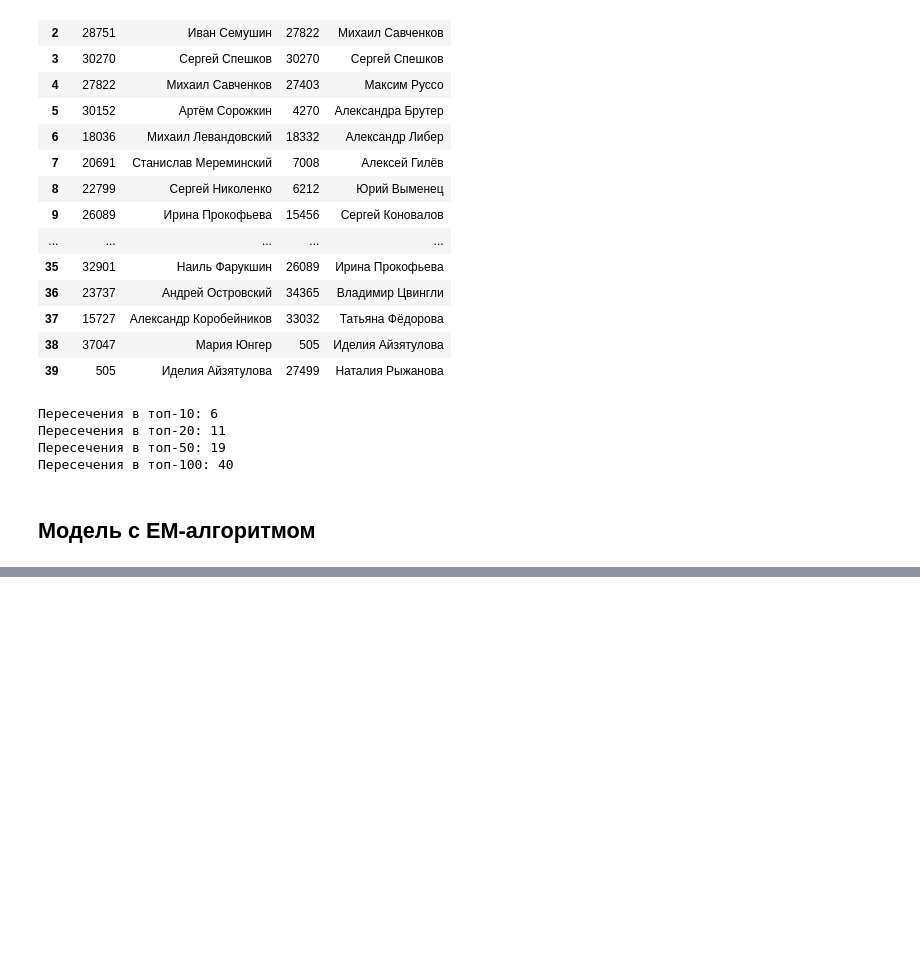
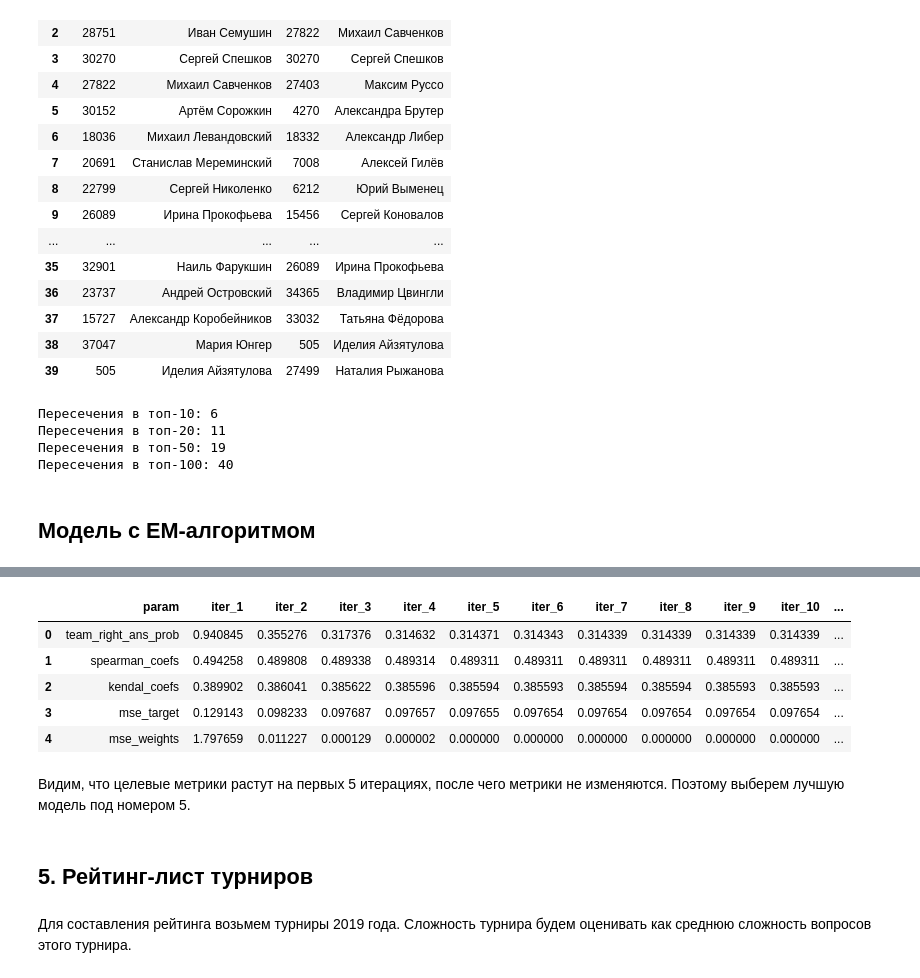
Before and after one commit to robertspb/adv-ml2, a Jupyter notebook: hw_2.ipynb, the cells around one changed output, grey strips where cells are left out. Cells and saved outputs as stored; diff of their text form; code cells hidden in the pictures; blank space fills up the shorter version.

```diff
--- a/hw_2.ipynb
+++ b/hw_2.ipynb
@@ -462,0 +522,6 @@ def em_iterator(n: int, model, preds):
+# %%
+n = 21
+log, models = em_iterator(n, model, sigma_preds, matrix,
+                train_tournaments_results,
+                test_tournaments_results,
+                players_indexes, reverse, sorted_players)
@@ -462,0 +549,12 @@ def em_iterator(n: int, model, preds):
+# %%
+with open('/content/drive/MyDrive/adv-ml/models2.pkl','wb') as f:
+    pickle.dump(models, f)
+
+with open('/content/drive/MyDrive/adv-ml/log2.pkl','wb') as f:
+    pickle.dump(log, f)
+# %%
+with open('/content/drive/MyDrive/adv-ml/models2.pkl', 'rb') as f:
+  models = pickle.load(f)
+
+with open('/content/drive/MyDrive/adv-ml/log2.pkl', 'rb') as f:
+  log = pickle.load(f)
@@ -462,0 +581,16 @@ def em_iterator(n: int, model, preds):
+# %%
+compare = pd.DataFrame(columns=['param'] + ['iter_' + str(i) for i in range(1, n)])
+compare['param'] = list(log[1].keys())
+for i in range(1, n):
+  compare['iter_' + str(i)] = list(map(lambda x: round(x, 6), log[i].values()))
+# %%
+compare
+# %% [output]
+|  | param | iter_1 | iter_2 | iter_3 | iter_4 | iter_5 | iter_6 | iter_7 | iter_8 | iter_9 | iter_10 | ... |
+| 0 | team_right_ans_prob | 0.940845 | 0.355276 | 0.317376 | 0.314632 | 0.314371 | 0.314343 | 0.314339 | 0.314339 | 0.314339 | 0.314339 | ... |
+| 1 | spearman_coefs | 0.494258 | 0.489808 | 0.489338 | 0.489314 | 0.489311 | 0.489311 | 0.489311 | 0.489311 | 0.489311 | 0.489311 | ... |
+| 2 | kendal_coefs | 0.389902 | 0.386041 | 0.385622 | 0.385596 | 0.385594 | 0.385593 | 0.385594 | 0.385594 | 0.385593 | 0.385593 | ... |
+| 3 | mse_target | 0.129143 | 0.098233 | 0.097687 | 0.097657 | 0.097655 | 0.097654 | 0.097654 | 0.097654 | 0.097654 | 0.097654 | ... |
+| 4 | mse_weights | 1.797659 | 0.011227 | 0.000129 | 0.000002 | 0.000000 | 0.000000 | 0.000000 | 0.000000 | 0.000000 | 0.000000 | ... |
+# %% [markdown]
+Видим, что целевые метрики растут на первых 5 итерациях, после чего метрики не изменяются. Поэтому выберем лучшую модель под номером 5.
@@ -462,0 +599,4 @@ def em_iterator(n: int, model, preds):
+# %% [markdown]
+## 5. Рейтинг-лист турниров
+# %% [markdown]
+Для составления рейтинга возьмем турниры 2019 года. Сложность турнира будем оценивать как среднюю сложность вопросов этого турнира.
```
Also changed, not shown: parts of 36 cells of this notebook.
